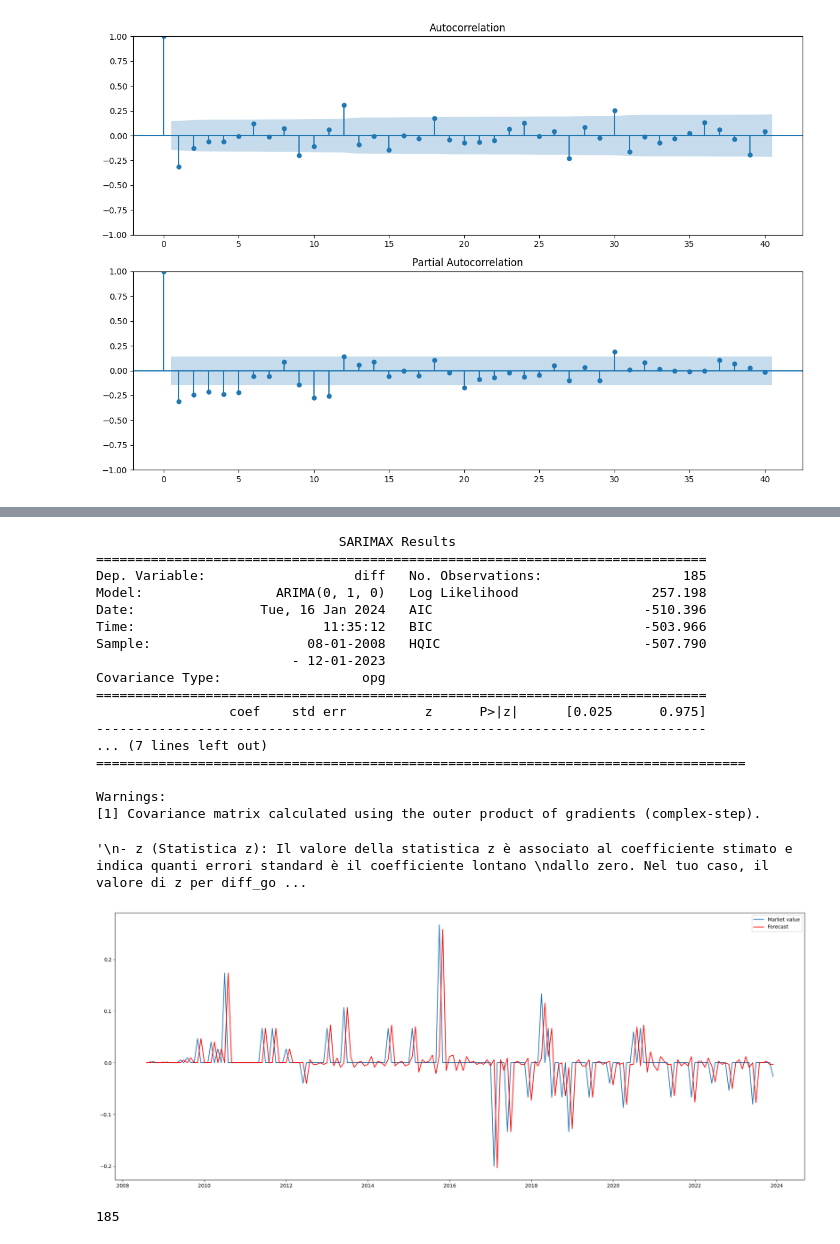
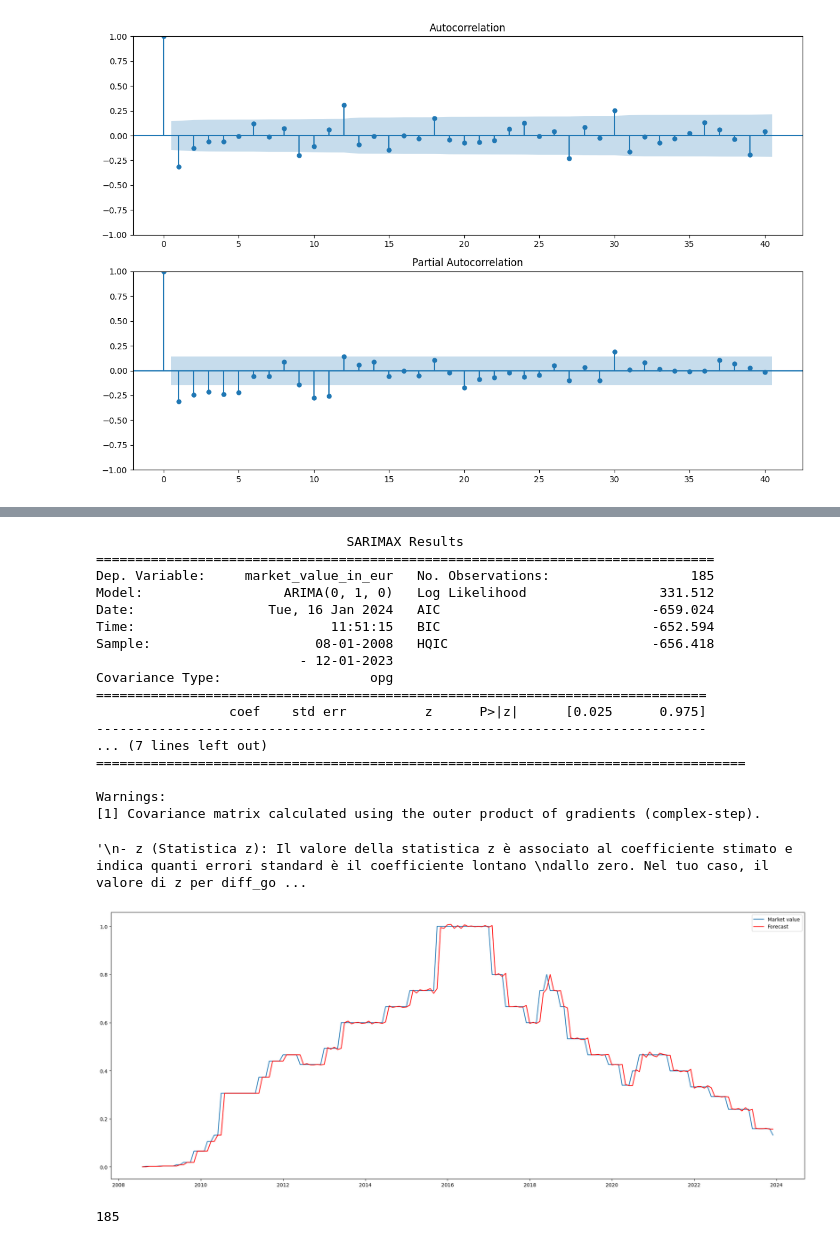
Before and after one commit to MikDR/DataScience-Python, a Jupyter notebook: codice/serie_temp/serie_per_giocatore.ipynb, the cells around one changed output, grey strips where cells are left out. Saved outputs shown, nothing was run; the diff lists cells and outputs as text; code cells hidden in the pictures.

Commit message:
P-value ARIMA/ARIMAX esogeno

```diff
--- a/codice/serie_temp/serie_per_giocatore.ipynb
+++ b/codice/serie_temp/serie_per_giocatore.ipynb
@@ -190,20 +190,20 @@ player_data_to_plot = df_previsione_post_etl[df_previsione_post_etl["player_id"]
 print(player_data_to_plot)
 
 # Calcola la media e la deviazione standard della colonna "diff"
-mean_diff = player_data_to_plot["market_value_in_eur"].min()
-std_diff = player_data_to_plot["market_value_in_eur"].max()
+min_mv = player_data_to_plot["market_value_in_eur"].min()
+max_mv = player_data_to_plot["market_value_in_eur"].max()
 
 # Standardizza la colonna "diff"
-player_data_to_plot["market_value_in_eur"] = (player_data_to_plot["market_value_in_eur"] - mean_diff) / (std_diff - mean_diff)
+player_data_to_plot["market_value_in_eur"] = (player_data_to_plot["market_value_in_eur"] - min_mv) / (max_mv - min_mv)
 
 # Calcola la media e la deviazione standard della colonna "diff"
-mean_diff_gol = player_data_to_plot["goals"].min()
-std_diff_gol = player_data_to_plot["goals"].max()
+min_gol = player_data_to_plot["goals"].min()
+max_gol = player_data_to_plot["goals"].max()
 
 #player_data_to_plot["goals"] = player_data_to_plot["goals"].fillna(mean_diff_gol, inplace=True)
 # Standardizza la colonna "diff"
-player_data_to_plot["goals"] = (player_data_to_plot["goals"] - mean_diff_gol) / (std_diff_gol - mean_diff_gol)
-player_data_to_plot["goals"].fillna(mean_diff_gol, inplace=True)
+player_data_to_plot["goals"] = (player_data_to_plot["goals"] - min_gol) / (max_gol - min_gol)
+player_data_to_plot["goals"].fillna(min_gol, inplace=True)
 
 # Crea il plot mondiale supremo
 plt.plot(player_data_to_plot.index, player_data_to_plot["market_value_in_eur"], linestyle='-', color='b')
@@ -395,7 +395,8 @@ date
 Name: diff, Length: 185, dtype: float64
 [figure]
 # %%
-differenced_series["goals"] = differenced_series["goals"].fillna(0.0)
+differenced_series["goals"].fillna(differenced_series["goals"].mean(), inplace=True)
+print(differenced_series["goals"])
 
 test_stationarity(differenced_series["goals"]) #questo differenzio
 # %% [output]
@@ -512,52 +521,52 @@ Warnings:
 # %%
 # fit ARIMA model
 fig = plt.figure(figsize=(20,8))
-model1 = ARIMA(endog=differenced_series["diff"], exog=differenced_series[["diff_goal"]], order=(0,1,0))
+model1 = ARIMA(endog=differenced_series["market_value_in_eur"], exog=differenced_series[["diff_goal"]], order=(0,1,0))
 ax = plt.gca()
 results1 = model1.fit()
-plt.plot(differenced_series["diff"])
+plt.plot(differenced_series["market_value_in_eur"])
 #plt.plot(differenced_series["goals"])
 plt.plot(results1.fittedvalues, color='red')
 ax.legend(['Market value', 'Forecast'])
 plt.tight_layout()
 plt.savefig(f"../../images/model_ARIMA_player_{player_id_to_plot}.png")
 
 print(results1.summary())
 
 '''
 - z (Statistica z): Il valore della statistica z è associato al coefficiente stimato e indica quanti errori standard è il coefficiente lontano
 dallo zero. Nel tuo caso, il valore di z per diff_goal è prossimo a 0.010.
 
 - P>|z| (Valore p): Il valore p (P>|z|) è la probabilità che il coefficiente diff_goal sia effettivamente zero (non significativo).
 In questo caso, il valore p è prossimo a 0.992.
 
 La statistica z vicina a zero suggerisce che il coefficiente diff_goal non è significativamente diverso da zero.
 Il valore p elevato (vicino a 0.992) conferma questa osservazione e suggerisce che il coefficiente diff_goal non è statisticamente significativo.
 In altre parole, dal punto di vista statistico, sembra che il termine diff_goal non abbia un impatto significativo sulla tua variabile dipendente,
 almeno in base alle informazioni fornite dalle statistiche z e p-value nel tuo modello ARIMA.
 Potresti considerare la possibilità di esaminare ulteriormente la validità del termine esogeno diff_goal o esplorare altre variabili che
 potrebbero avere un impatto maggiore sulla tua serie temporale.
 '''
 # %% [output]
-                               SARIMAX Results
-==============================================================================
-Dep. Variable:                   diff   No. Observations:                  185
-Model:                 ARIMA(0, 1, 0)   Log Likelihood                 257.198
-Date:                Tue, 16 Jan 2024   AIC                           -510.396
-Time:                        11:35:12   BIC                           -503.966
-Sample:                    08-01-2008   HQIC                          -507.790
-                         - 12-01-2023
-Covariance Type:                  opg
+                                SARIMAX Results
+===============================================================================
+Dep. Variable:     market_value_in_eur   No. Observations:                  185
+Model:                  ARIMA(0, 1, 0)   Log Likelihood                 331.512
+Date:                 Tue, 16 Jan 2024   AIC                           -659.024
+Time:                         11:51:15   BIC                           -652.594
+Sample:                     08-01-2008   HQIC                          -656.418
+                          - 12-01-2023
+Covariance Type:                   opg
 ==============================================================================
                  coef    std err          z      P>|z|      [0.025      0.975]
 ------------------------------------------------------------------------------
 ... (7 lines left out)
 ===================================================================================
 
 Warnings:
 [1] Covariance matrix calculated using the outer product of gradients (complex-step).
 '\n- z (Statistica z): Il valore della statistica z è associato al coefficiente stimato e indica quanti errori standard è il coefficiente lontano \ndallo zero. Nel tuo caso, il valore di z per diff_go ...
-[figure, old version]
+[figure, new version]
 # %%
 numero_righe = len(differenced_series)
 print(numero_righe)
```
Also changed, not shown: parts of 4 cells of this notebook.
